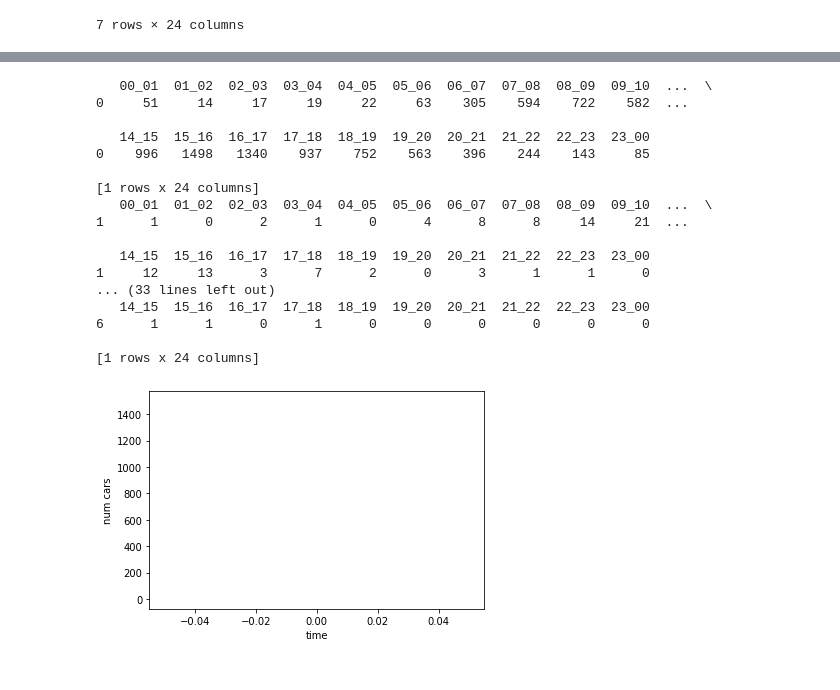
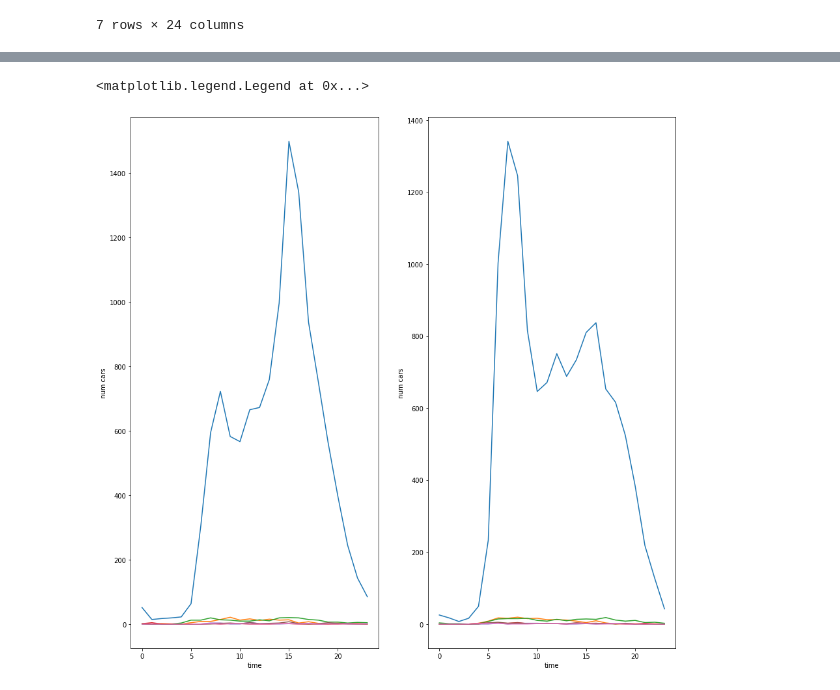
Before and after one commit to albertonietos/helsinki-traffic-prediction, a Jupyter notebook: project.ipynb, the cells around one changed output, grey strips where cells are left out. Saved outputs shown, nothing was run; the diff lists cells and outputs as text; code cells hidden in the pictures.

```diff
--- a/project.ipynb
+++ b/project.ipynb
@@ -107,29 +89,19 @@ snapshot
-# %%
-fig, ax = plt.subplots()
-ax.set_xlabel('time')
-ax.set_ylabel('num cars')
-
-for car_type in snapshot.Type.unique():
-    d = snapshot[snapshot.Type==car_type]
-    values = d.iloc[: , 5:]
-    print(values)
-    ax.plot(values.values)
-# %% [output]
-   00_01  01_02  02_03  03_04  04_05  05_06  06_07  07_08  08_09  09_10  ...  \
-0     51     14     17     19     22     63    305    594    722    582  ...
-
-   14_15  15_16  16_17  17_18  18_19  19_20  20_21  21_22  22_23  23_00
-0    996   1498   1340    937    752    563    396    244    143     85
-
-[1 rows x 24 columns]
-   00_01  01_02  02_03  03_04  04_05  05_06  06_07  07_08  08_09  09_10  ...  \
-1      1      0      2      1      0      4      8      8     14     21  ...
-
-   14_15  15_16  16_17  17_18  18_19  19_20  20_21  21_22  22_23  23_00
-1     12     13      3      7      2      0      3      1      1      0
-... (33 lines left out)
-   14_15  15_16  16_17  17_18  18_19  19_20  20_21  21_22  22_23  23_00
-6      1      1      0      1      0      0      0      0      0      0
-
-[1 rows x 24 columns]
-[figure, removed]
+# %%
+fig, (ax1,ax2) = plt.subplots(1,2, figsize=(15,15))
+ax1.set_xlabel('time')
+ax1.set_ylabel('num cars')
+ax2.set_xlabel('time')
+ax2.set_ylabel('num cars')
+for car_type in snapshot.Type.unique():
+    d1 = snapshot[(snapshot.Type==car_type) & (snapshot.Direction==1)]
+    d2 = snapshot[(snapshot.Type==car_type) & (snapshot.Direction==2)]
+    values1 = d1.iloc[: , 5:]
+    line1, = ax1.plot(range(0,24), values1.T)
+    line1.set_label(car_type)
+    values2 = d2.iloc[: , 5:]
+    line2, = ax2.plot(range(0,24), values2.T)
+    line2.set_label(car_type)
+ax.legend()
+# %% [output]
+<matplotlib.legend.Legend at 0x...>
+[figure, added]
```
Also changed, not shown: parts of 11 cells of this notebook, 1 other file.
